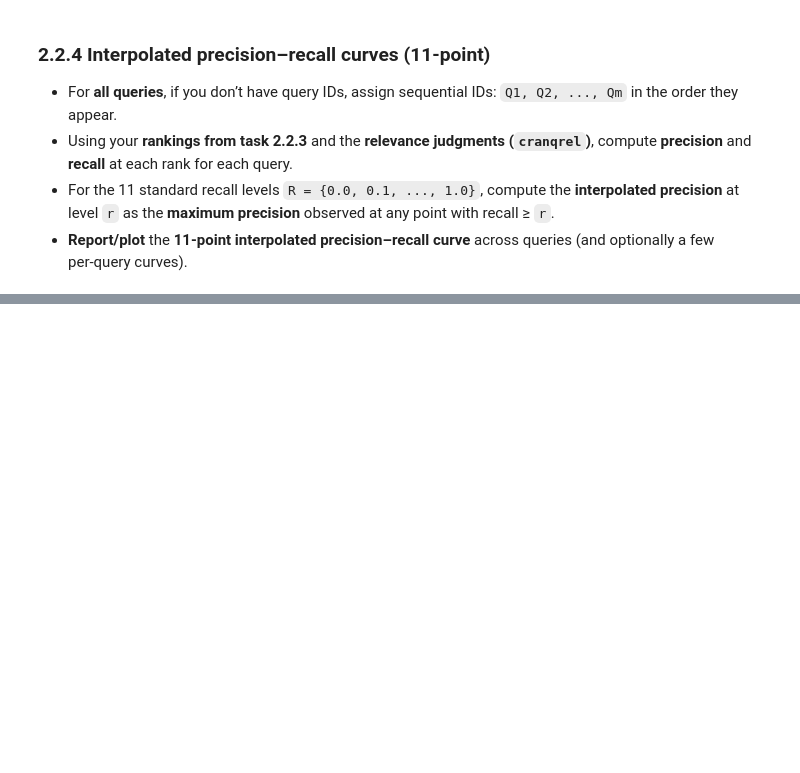
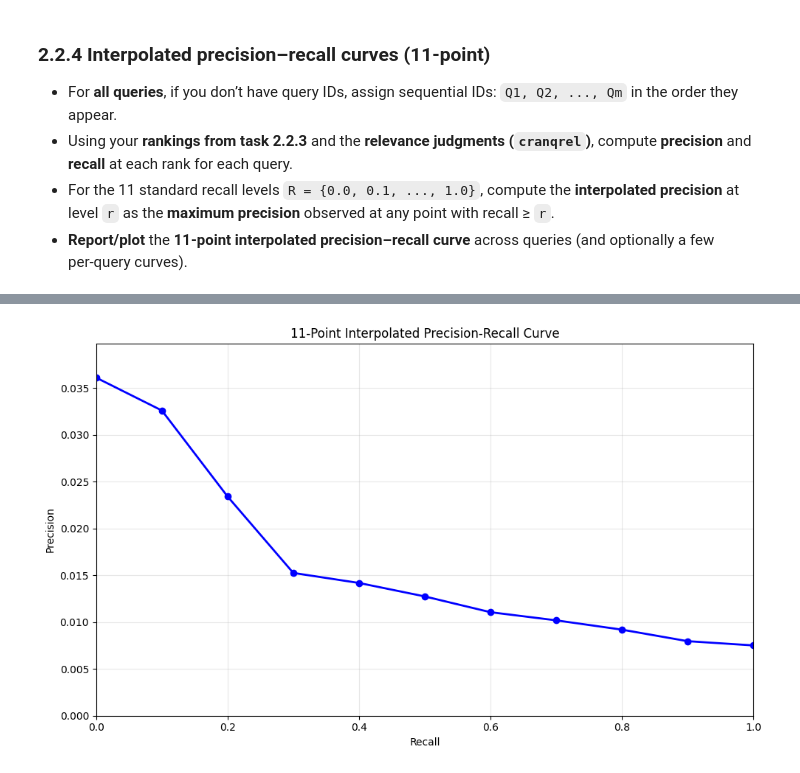
Before and after one commit to vegardaaalbretsen/TDT4117Assignment2, a Jupyter notebook: assignment2_TDT4117.ipynb, the cells around one changed output, grey strips where cells are left out. Saved outputs shown, nothing was run; the diff lists cells and outputs as text; code cells hidden in the pictures; blank space fills up the shorter version.

```diff
--- a/assignment2_TDT4117.ipynb
+++ b/assignment2_TDT4117.ipynb
@@ -193,20 +193,22 @@ def jelinek_smoothing(query: str):
             term_freq_doc = doc_term_counts[doc_id].get(term, 0)
             term_freq_collection = collection_totals.get(term, 0)
 
-            # Skip terms not in collection (they provide no discriminative power)
+            # FIXED: Don't skip terms not in collection, give them small probability
             if term_freq_collection == 0:
-                continue
+                # Use small smoothing for unseen terms
+                collection_prob = 1e-10 / total_collection_tokens
+            else:
+                collection_prob = term_freq_collection / total_collection_tokens
 
             doc_prob = term_freq_doc / doc_length
-            collection_prob = term_freq_collection / total_collection_tokens
 
             # 5. Apply smoothing formula
             p_smoothed = (smooth_par * doc_prob) + ((1 - smooth_par) * collection_prob)
 
-            # Safety check (shouldn't be needed now)
+            # Safety check
             if p_smoothed <= 0:
                 print(f"WARNING: p_smoothed = {p_smoothed}")
-                continue
+                p_smoothed = 1e-10
 
             log_smoothed = np.log(p_smoothed)
             document_scores[doc_id] += log_smoothed
@@ -303,7 +486,78 @@ Write functions to compute:
 - For the 11 standard recall levels `R = {0.0, 0.1, ..., 1.0}`, compute the **interpolated precision** at level `r` as the **maximum precision** observed at any point with recall ≥ `r`.
 - **Report/plot** the **11‑point interpolated precision–recall curve** across queries (and optionally a few per‑query curves).
 # %%
-
 # TODO: Compute the 11-point interpolated precision–recall for each query
 
-# Your code here
+import matplotlib.pyplot as plt
+import numpy as np
+
+def compute_precision_recall_curve(retrieved, relevant):
+    """Compute precision and recall at each rank for a single query"""
+    if not relevant:
+        return [], []
+
+    precisions = []
+    recalls = []
+    relevant_retrieved = 0
+
+    for rank, doc_id in enumerate(retrieved, 1):
+        if doc_id in relevant:
+            relevant_retrieved += 1
+
+        precision = relevant_retrieved / rank
+        recall = relevant_retrieved / len(relevant)
+
+        precisions.append(precision)
+        recalls.append(recall)
+
+    return precisions, recalls
+
+def interpolated_precision_at_recall_levels(precisions, recalls, recall_levels):
+    """Compute 11-point interpolated precision-recall"""
+    interpolated_precisions = []
+
+    for target_recall in recall_levels:
+        max_precision = 0.0
+        for p, r in zip(precisions, recalls):
+            if r >= target_recall:
+                max_precision = max(max_precision, p)
+        interpolated_precisions.append(max_precision)
+
+    return interpolated_precisions
+
+# Define 11 standard recall levels
+recall_levels = [0.0, 0.1, 0.2, 0.3, 0.4, 0.5, 0.6, 0.7, 0.8, 0.9, 1.0]
+
+# Compute interpolated precision-recall for all queries
+all_interpolated_precisions = []
+
+for query_id in sorted(queries.keys()):
+    if query_id not in qrels or not qrels[query_id]:
+        continue
+
+    retrieved = jelinek_smoothing(queries[query_id])
+    relevant = qrels[query_id]
+
+    precisions, recalls = compute_precision_recall_curve(retrieved, relevant)
+    interpolated_precisions = interpolated_precision_at_recall_levels(precisions, recalls, recall_levels)
+    all_interpolated_precisions.append(interpolated_precisions)
+
+# Compute average interpolated precision across all queries
+avg_interpolated_precisions = np.mean(all_interpolated_precisions, axis=0)
+
+print(f"11-point interpolated precision-recall:")
+for recall, precision in zip(recall_levels, avg_interpolated_precisions):
+    print(f"  {recall:.1f}: {precision:.3f}")
+
+# Plot the curve
+plt.figure(figsize=(10, 6))
+plt.plot(recall_levels, avg_interpolated_precisions, 'bo-', linewidth=2, markersize=6)
+plt.xlabel('Recall')
+plt.ylabel('Precision')
+plt.title('11-Point Interpolated Precision-Recall Curve')
+plt.grid(True, alpha=0.3)
+plt.xlim(0, 1)
+plt.ylim(0, max(avg_interpolated_precisions) * 1.1 if max(avg_interpolated_precisions) > 0 else 0.1)
+plt.tight_layout()
+plt.show()
+# %% [output]
@@ -309,0 +576 @@ Write functions to compute:
+[figure, added]
```
Also changed, not shown: parts of 4 cells of this notebook.
